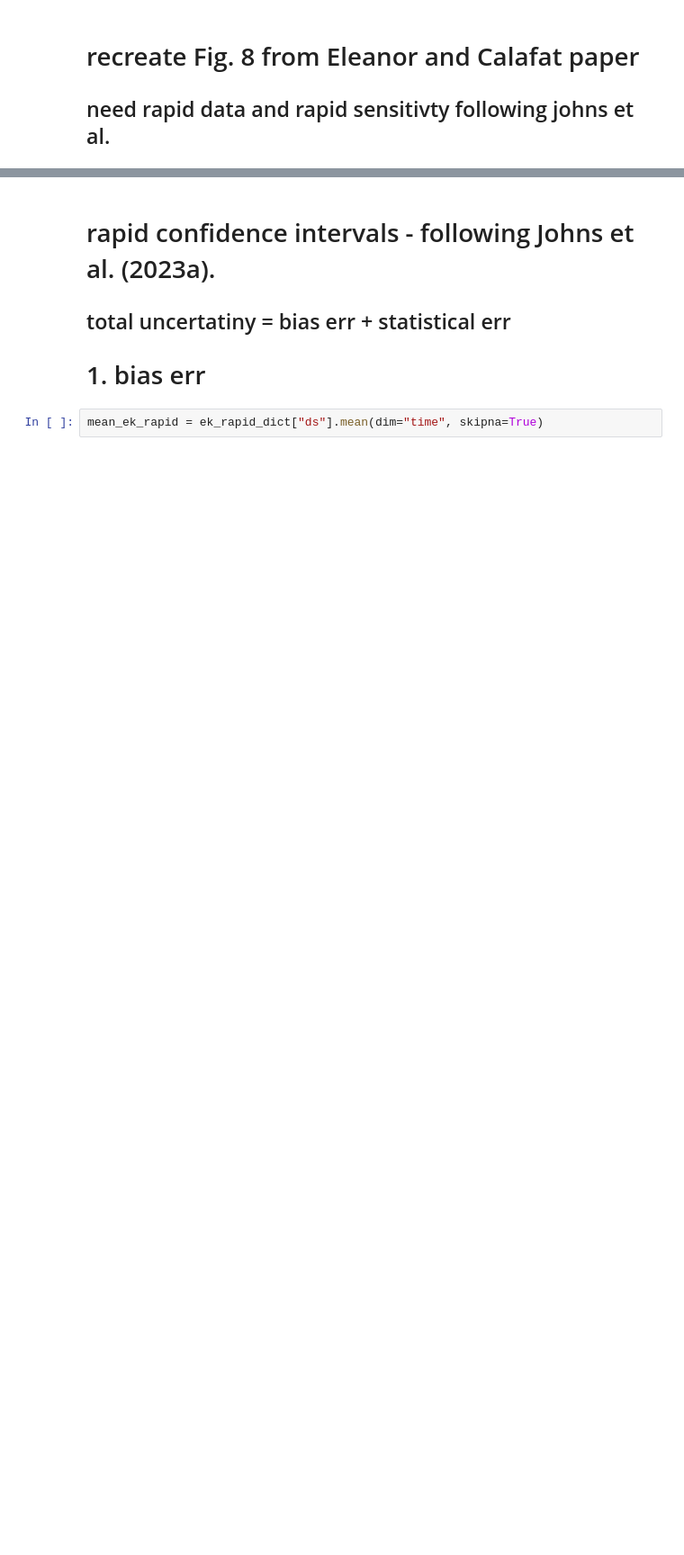
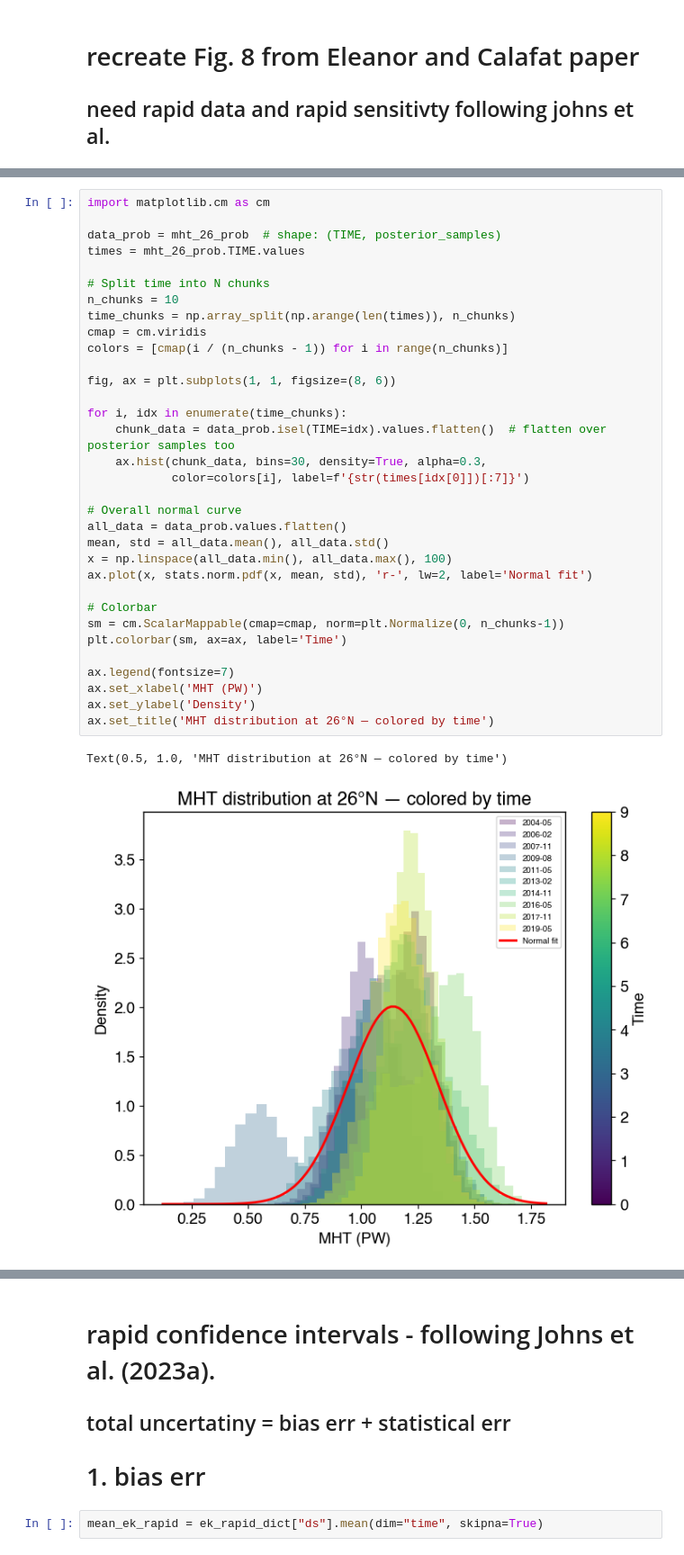
Before and after one commit to lea-dietz/masterthesis, a Jupyter notebook: coding/mht_timeseries.ipynb, the cells around one changed output, grey strips where cells are left out. Shown at 90% size. Saved outputs shown, nothing was run; the diff lists cells and outputs as text; blank space fills up the shorter version.

```diff
--- a/coding/mht_timeseries.ipynb
+++ b/coding/mht_timeseries.ipynb
@@ -112,0 +163,36 @@ Attributes:
+# %%
+import matplotlib.cm as cm
+
+data_prob = mht_26_prob  # shape: (TIME, posterior_samples)
+times = mht_26_prob.TIME.values
+
+# Split time into N chunks
+n_chunks = 10
+time_chunks = np.array_split(np.arange(len(times)), n_chunks)
+cmap = cm.viridis
+colors = [cmap(i / (n_chunks - 1)) for i in range(n_chunks)]
+
+fig, ax = plt.subplots(1, 1, figsize=(8, 6))
+
+for i, idx in enumerate(time_chunks):
+    chunk_data = data_prob.isel(TIME=idx).values.flatten()  # flatten over posterior samples too
+    ax.hist(chunk_data, bins=30, density=True, alpha=0.3,
+            color=colors[i], label=f'{str(times[idx[0]])[:7]}')
+
+# Overall normal curve
+all_data = data_prob.values.flatten()
+mean, std = all_data.mean(), all_data.std()
+x = np.linspace(all_data.min(), all_data.max(), 100)
+ax.plot(x, stats.norm.pdf(x, mean, std), 'r-', lw=2, label='Normal fit')
+
+# Colorbar
+sm = cm.ScalarMappable(cmap=cmap, norm=plt.Normalize(0, n_chunks-1))
+plt.colorbar(sm, ax=ax, label='Time')
+
+ax.legend(fontsize=7)
+ax.set_xlabel('MHT (PW)')
+ax.set_ylabel('Density')
+ax.set_title('MHT distribution at 26°N — colored by time')
+# %% [output]
+Text(0.5, 1.0, 'MHT distribution at 26°N — colored by time')
+[figure, added]
```
Also changed, not shown: parts of 29 cells of this notebook, 3 other files.
